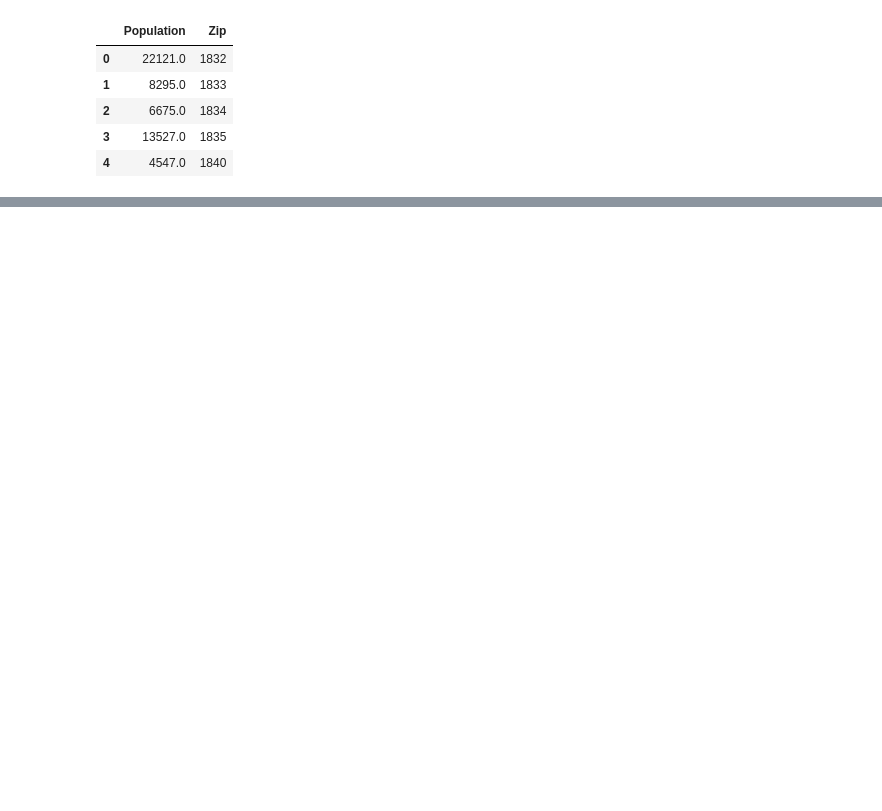
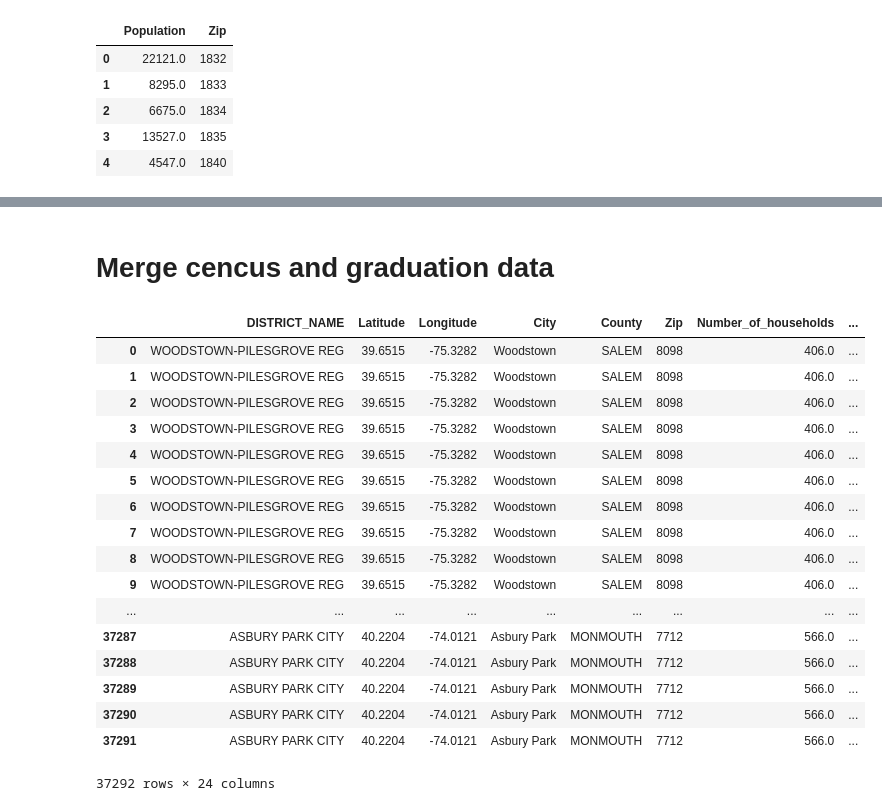
Before and after one commit to ramsun/nj-education, a Jupyter notebook: final_project.ipynb, the cells around one changed output, grey strips where cells are left out. Drawn from its saved outputs; the diff is of its cells as text; code cells hidden in the pictures; blank space fills up the shorter version.

```diff
--- a/final_project.ipynb
+++ b/final_project.ipynb
@@ -220 +235,25 @@ dfCensus_budget
+# %% [markdown]
+# Merge cencus and graduation data
+# %%
+popcensus_budget_df = pop_census_df.merge(budget_df, left_on=['County', 'DISTRICT_NAME'], right_on=['COUNTY_NAME', 'DISTRICT_NAME'], how='inner')
+popcensus_budget_df
+# %% [output]
+|  | DISTRICT_NAME | Latitude | Longitude | City | County | Zip | Number_of_households | ... |
+| 0 | WOODSTOWN-PILESGROVE REG | 39.6515 | -75.3282 | Woodstown | SALEM | 8098 | 406.0 | ... |
+| 1 | WOODSTOWN-PILESGROVE REG | 39.6515 | -75.3282 | Woodstown | SALEM | 8098 | 406.0 | ... |
+| 2 | WOODSTOWN-PILESGROVE REG | 39.6515 | -75.3282 | Woodstown | SALEM | 8098 | 406.0 | ... |
+| 3 | WOODSTOWN-PILESGROVE REG | 39.6515 | -75.3282 | Woodstown | SALEM | 8098 | 406.0 | ... |
+| 4 | WOODSTOWN-PILESGROVE REG | 39.6515 | -75.3282 | Woodstown | SALEM | 8098 | 406.0 | ... |
+| 5 | WOODSTOWN-PILESGROVE REG | 39.6515 | -75.3282 | Woodstown | SALEM | 8098 | 406.0 | ... |
+| 6 | WOODSTOWN-PILESGROVE REG | 39.6515 | -75.3282 | Woodstown | SALEM | 8098 | 406.0 | ... |
+| 7 | WOODSTOWN-PILESGROVE REG | 39.6515 | -75.3282 | Woodstown | SALEM | 8098 | 406.0 | ... |
+| 8 | WOODSTOWN-PILESGROVE REG | 39.6515 | -75.3282 | Woodstown | SALEM | 8098 | 406.0 | ... |
+| 9 | WOODSTOWN-PILESGROVE REG | 39.6515 | -75.3282 | Woodstown | SALEM | 8098 | 406.0 | ... |
+| ... | ... | ... | ... | ... | ... | ... | ... | ... |
+| 37287 | ASBURY PARK CITY | 40.2204 | -74.0121 | Asbury Park | MONMOUTH | 7712 | 566.0 | ... |
+| 37288 | ASBURY PARK CITY | 40.2204 | -74.0121 | Asbury Park | MONMOUTH | 7712 | 566.0 | ... |
+| 37289 | ASBURY PARK CITY | 40.2204 | -74.0121 | Asbury Park | MONMOUTH | 7712 | 566.0 | ... |
+| 37290 | ASBURY PARK CITY | 40.2204 | -74.0121 | Asbury Park | MONMOUTH | 7712 | 566.0 | ... |
+| 37291 | ASBURY PARK CITY | 40.2204 | -74.0121 | Asbury Park | MONMOUTH | 7712 | 566.0 | ... |
+37292 rows × 24 columns
 # %%
```
Also changed, not shown: parts of 13 cells of this notebook.
